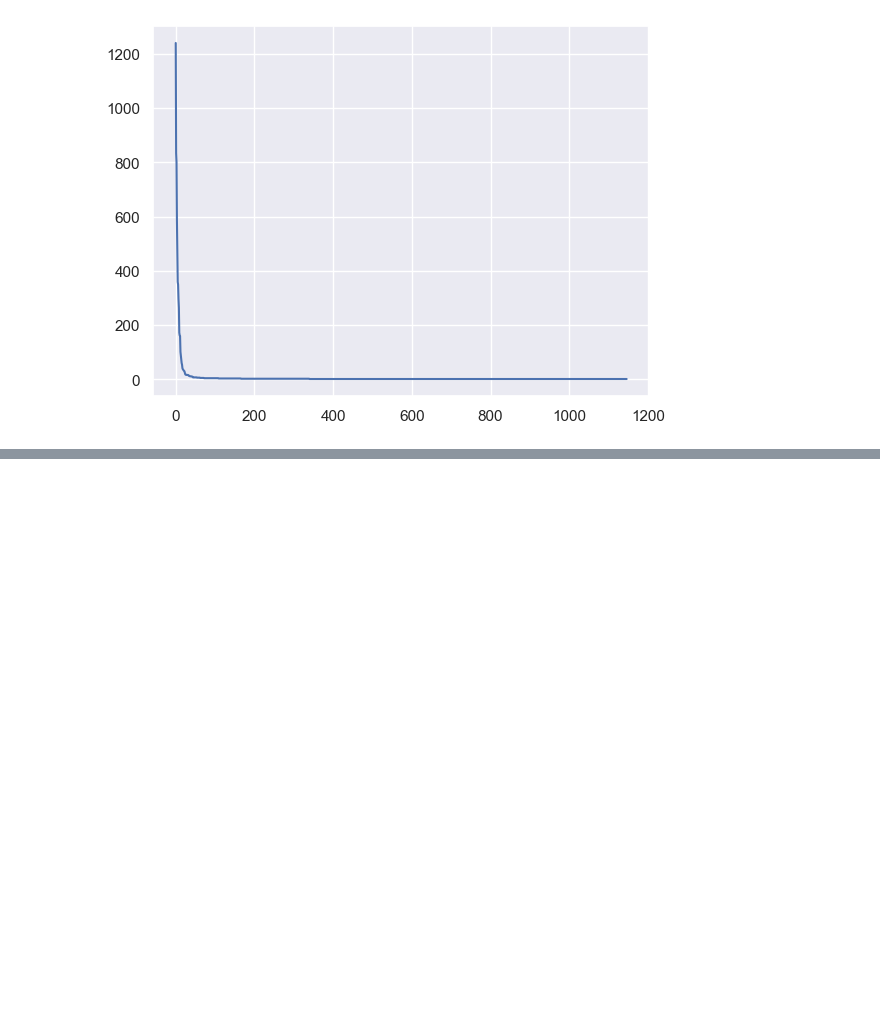
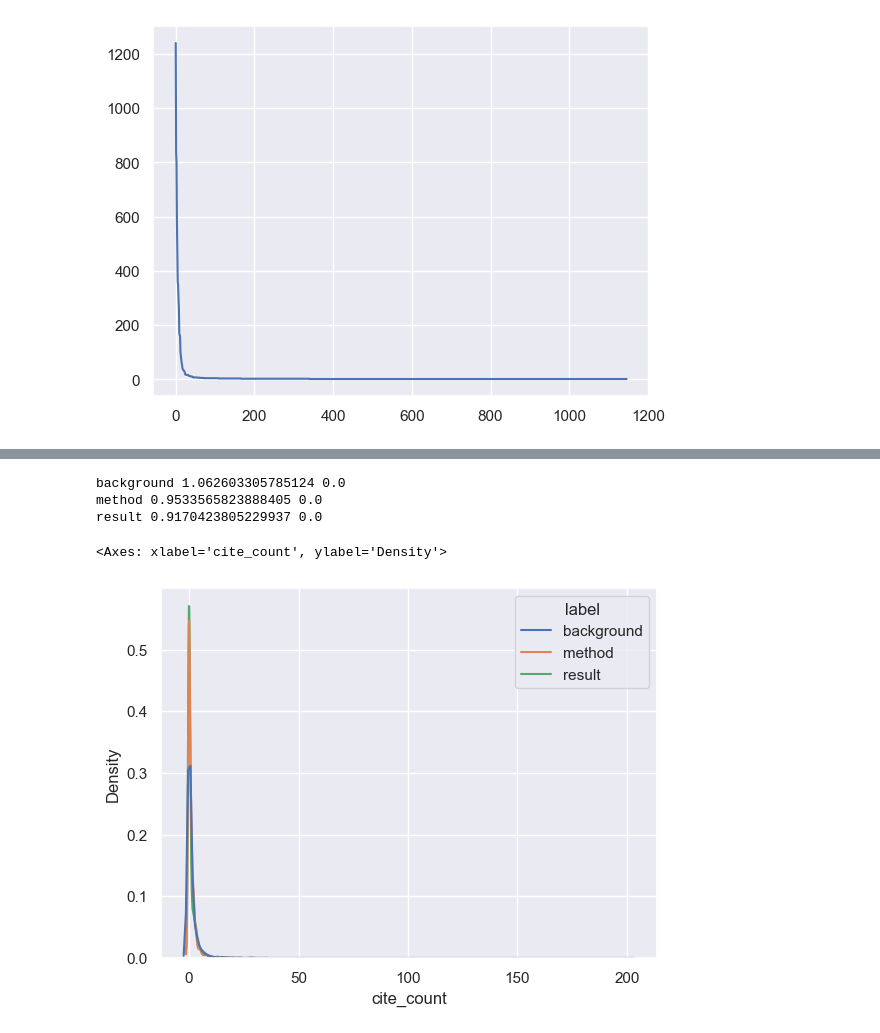
Before and after one commit to Uxinnn/CS4248_project, a Jupyter notebook: scicite_EDA.ipynb, the cells around one changed output, grey strips where cells are left out. Saved outputs shown, nothing was run; the diff lists cells and outputs as text; code cells hidden in the pictures; blank space fills up the shorter version.

```diff
--- a/scicite_EDA.ipynb
+++ b/scicite_EDA.ipynb
@@ -180,0 +254,7 @@ plt.plot(train_df["sectionName"].value_counts().values)
+# %%
+text = train_df.iloc[10]["string"]
+print(text)
+
+docs = nlp.pipe([text])
+for doc in docs:
+    print([(ent.text, ent.label_) for ent in doc.ents])
@@ -180,0 +285,11 @@ plt.plot(train_df["sectionName"].value_counts().values)
+# %%
+def get_cite_count(text):
+    tot_count = 0
+    for cite in re.findall("\[[\d|,|\-|\–|\s]+\]", text):
+        count = len(re.findall(r"\d+", cite))
+        for pair in re.findall(r"(\d+)\s*[-|–]\s*(\d+)", cite):
+            count += int(pair[1]) - int(pair[0]) - 1
+        tot_count += count
+    return tot_count
+
+train_df["cite_count"] = train_df["string"].apply(get_cite_count)
@@ -180,0 +312,13 @@ plt.plot(train_df["sectionName"].value_counts().values)
+# %%
+for n in ("background", "method", "result"):
+    x = train_df[train_df["label"] == n].cite_count
+    print(n, x.mean(), x.median())
+# %% [output]
+background 1.062603305785124 0.0
+method 0.9533565823888405 0.0
+result 0.9170423805229937 0.0
+# %%
+sns.kdeplot(data=train_df, x="cite_count", hue="label", common_norm=False)
+# %% [output]
+<Axes: xlabel='cite_count', ylabel='Density'>
+[figure, added]
```
Also changed, not shown: parts of 23 cells of this notebook, 9 other files.
